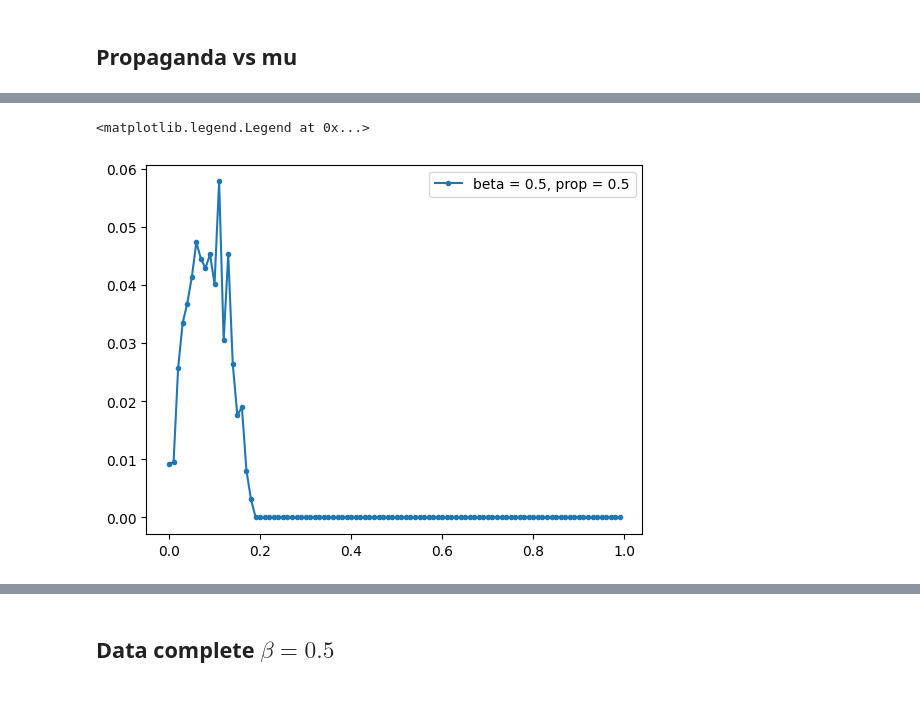
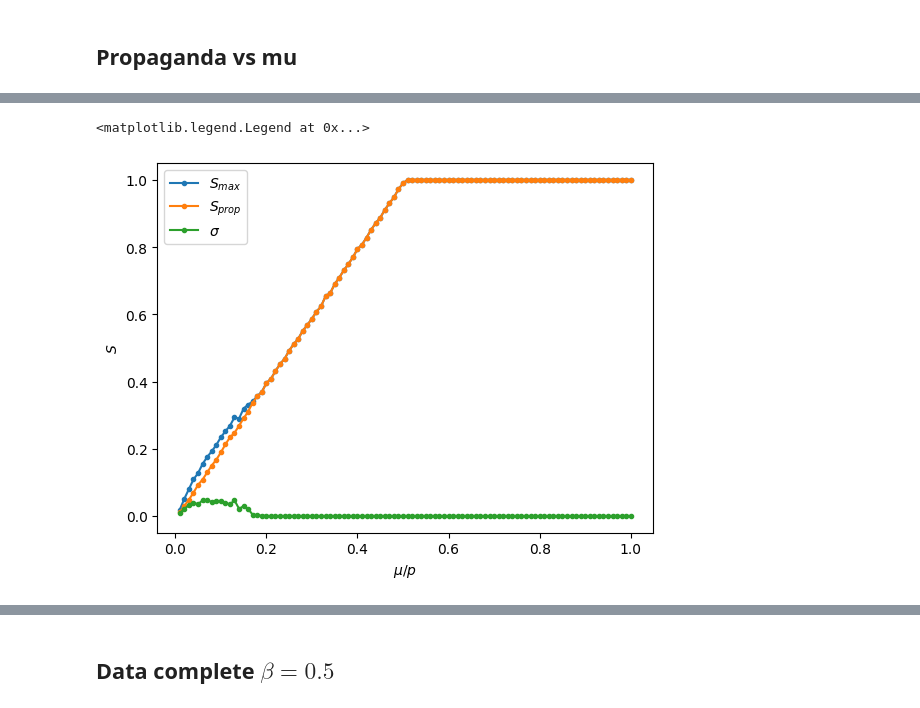
Before and after one commit to Mazroj/Sociophysics, a Jupyter notebook: Fixed_intensity_prop_and_tolerance.ipynb, the cells around one changed output, grey strips where cells are left out. Drawn from its saved outputs; the diff is of its cells as text; code cells hidden in the pictures.

```diff
--- a/Fixed_intensity_prop_and_tolerance.ipynb
+++ b/Fixed_intensity_prop_and_tolerance.ipynb
@@ -49,6 +73,10 @@ plt.legend()
-# %%
-plt.plot(tol/100,abs(mean_res1-mean_res2)/1000,'.-',label = 'beta = 0.5, prop = 0.5')
-plt.legend()
-# %% [output]
-<matplotlib.legend.Legend at 0x...>
-[figure, removed]
+# %%
+plt.plot(tol/100,abs(mean_res1)/1000,'.-',label = r'$S_{max}$')
+plt.plot(tol/100,abs(mean_res2)/1000,'.-',label = r'$S_{prop}$')
+plt.plot(tol/100,abs(mean_res1- mean_res2)/1000,'.-',label = r'$\sigma$')
+plt.xlabel(r'$\mu / p$')
+plt.ylabel(r'$S$')
+plt.legend()
+# %% [output]
+<matplotlib.legend.Legend at 0x...>
+[figure, added]
```
Also changed, not shown: parts of 6 cells of this notebook, 1 other file.
